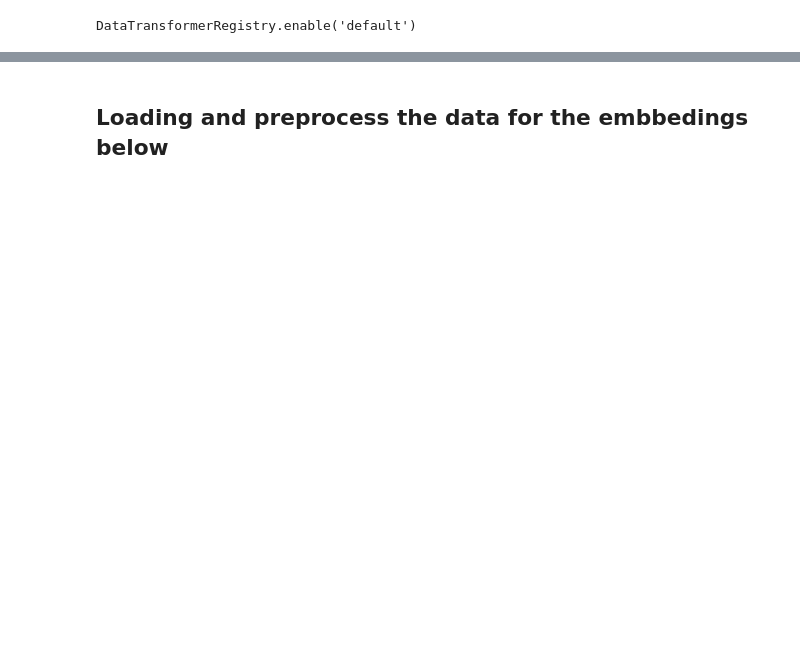
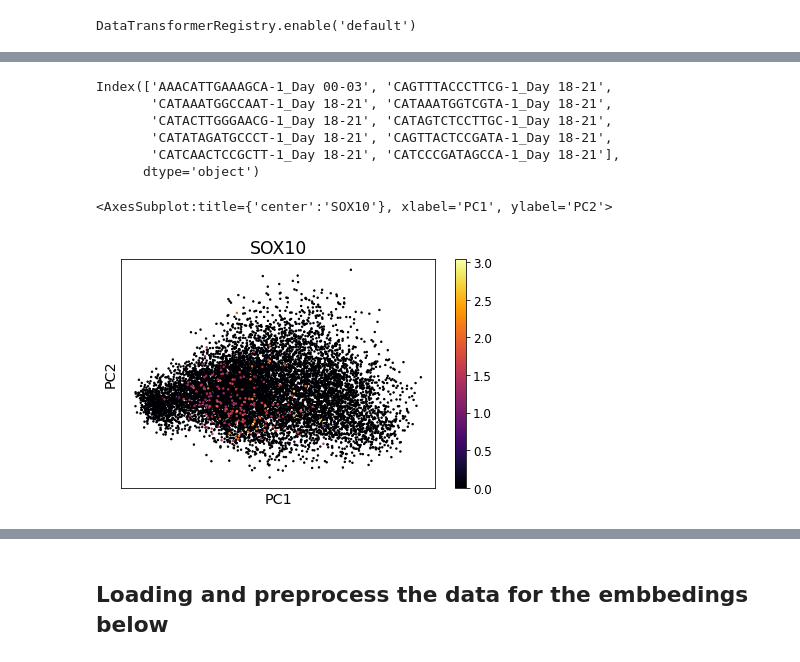
Before and after one commit to ioneliabuzatu/TOC, a Jupyter notebook: notebooks/find_relevant_genes.ipynb, the cells around one changed output, grey strips where cells are left out. Drawn from its saved outputs; the diff is of its cells as text; code cells hidden in the pictures; blank space fills up the shorter version.

```diff
--- a/notebooks/find_relevant_genes.ipynb
+++ b/notebooks/find_relevant_genes.ipynb
@@ -14,0 +70,18 @@ DataTransformerRegistry.enable('default')
+# %%
+gene = 'SOX10'
+
+expression = scprep.select.select_cols(data, starts_with=gene)
+
+# we will sort cells by maximum expression so we can see where the gene is expressed
+sort_index = expression.sort_values().index
+print(sort_index[:10])
+scprep.plot.scatter2d(data_pca.loc[sort_index], c=expression.loc[sort_index], shuffle=False, title=gene, ticks=None, label_prefix='PC')
+# %% [output]
+Index(['AAACATTGAAAGCA-1_Day 00-03', 'CAGTTTACCCTTCG-1_Day 18-21',
+       'CATAAATGGCCAAT-1_Day 18-21', 'CATAAATGGTCGTA-1_Day 18-21',
+       'CATACTTGGGAACG-1_Day 18-21', 'CATAGTCTCCTTGC-1_Day 18-21',
+       'CATATAGATGCCCT-1_Day 18-21', 'CAGTTACTCCGATA-1_Day 18-21',
+       'CATCAACTCCGCTT-1_Day 18-21', 'CATCCCGATAGCCA-1_Day 18-21'],
+      dtype='object')
+<AxesSubplot:title={'center':'SOX10'}, xlabel='PC1', ylabel='PC2'>
+[figure, added]
```
Also changed, not shown: parts of 26 cells of this notebook, 1 other file.
